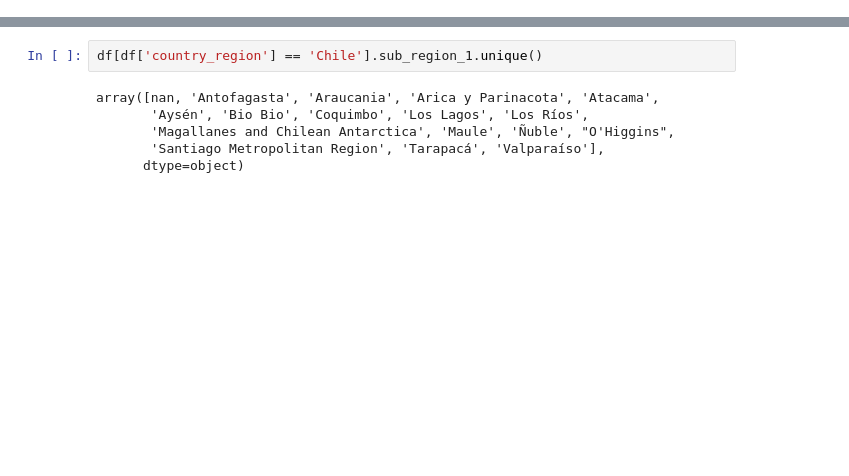
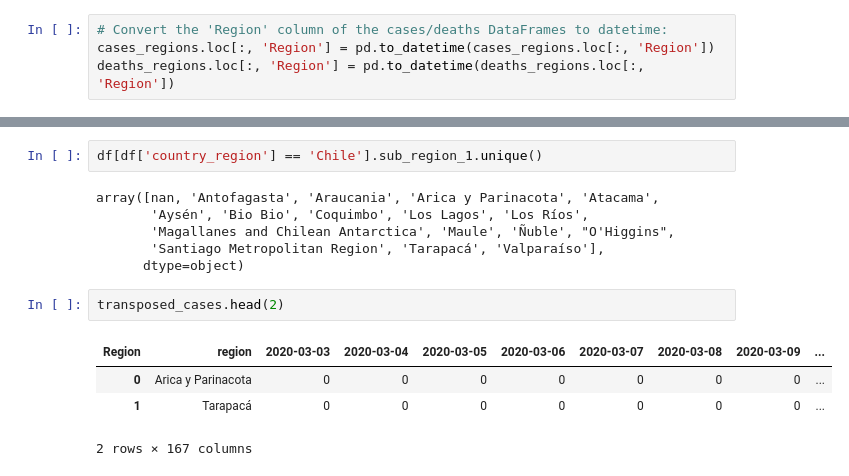
Before and after one commit to muellermax/Covid-Chile-Prediction, a Jupyter notebook: Covid Chile Prediction.ipynb, the cells around one changed output, grey strips where cells are left out. Cells and saved outputs as stored; diff of their text form; blank space fills up the shorter version.

Commit message:
Feature: Added to datetime of original DFs

```diff
--- a/Covid Chile Prediction.ipynb
+++ b/Covid Chile Prediction.ipynb
@@ -185 +187,5 @@ timeline_plot(deaths_regions, 'deaths')
+# %%
+# Convert the 'Region' column of the cases/deaths DataFrames to datetime:
+cases_regions.loc[:, 'Region'] = pd.to_datetime(cases_regions.loc[:, 'Region'])
+deaths_regions.loc[:, 'Region'] = pd.to_datetime(deaths_regions.loc[:, 'Region'])
 # %%
@@ -508,3 +517,10 @@ array([nan, 'Antofagasta', 'Araucania', 'Arica y Parinacota', 'Atacama',
        'Magallanes and Chilean Antarctica', 'Maule', 'Ñuble', "O'Higgins",
        'Santiago Metropolitan Region', 'Tarapacá', 'Valparaíso'],
       dtype=object)
+# %%
+transposed_cases.head(2)
+# %% [output]
+| Region | region | 2020-03-03 | 2020-03-04 | 2020-03-05 | 2020-03-06 | 2020-03-07 | 2020-03-08 | 2020-03-09 | ... |
+| 0 | Arica y Parinacota | 0 | 0 | 0 | 0 | 0 | 0 | 0 | ... |
+| 1 | Tarapacá | 0 | 0 | 0 | 0 | 0 | 0 | 0 | ... |
+2 rows × 167 columns
```
Also changed, not shown: parts of 6 cells of this notebook.
